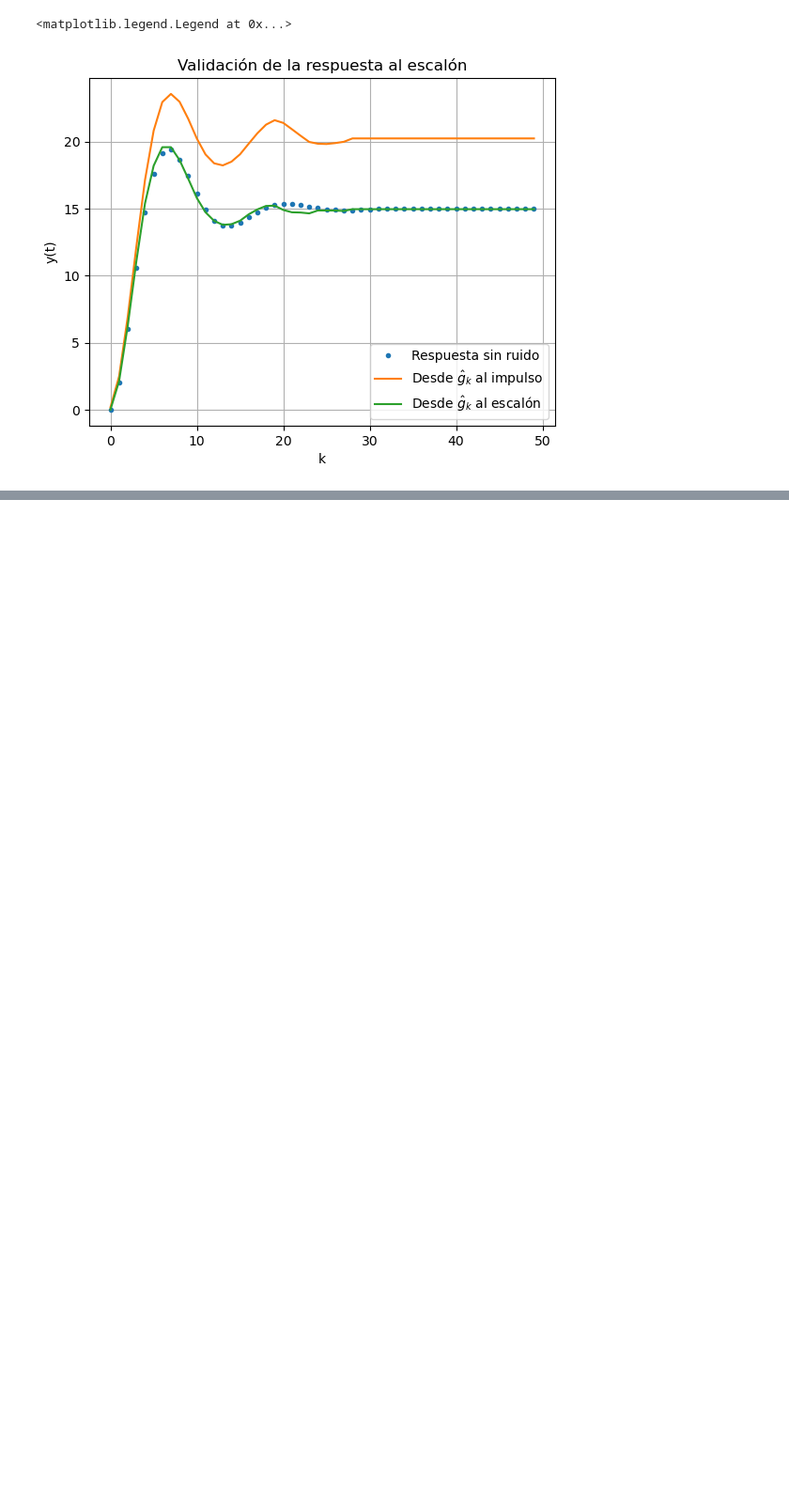
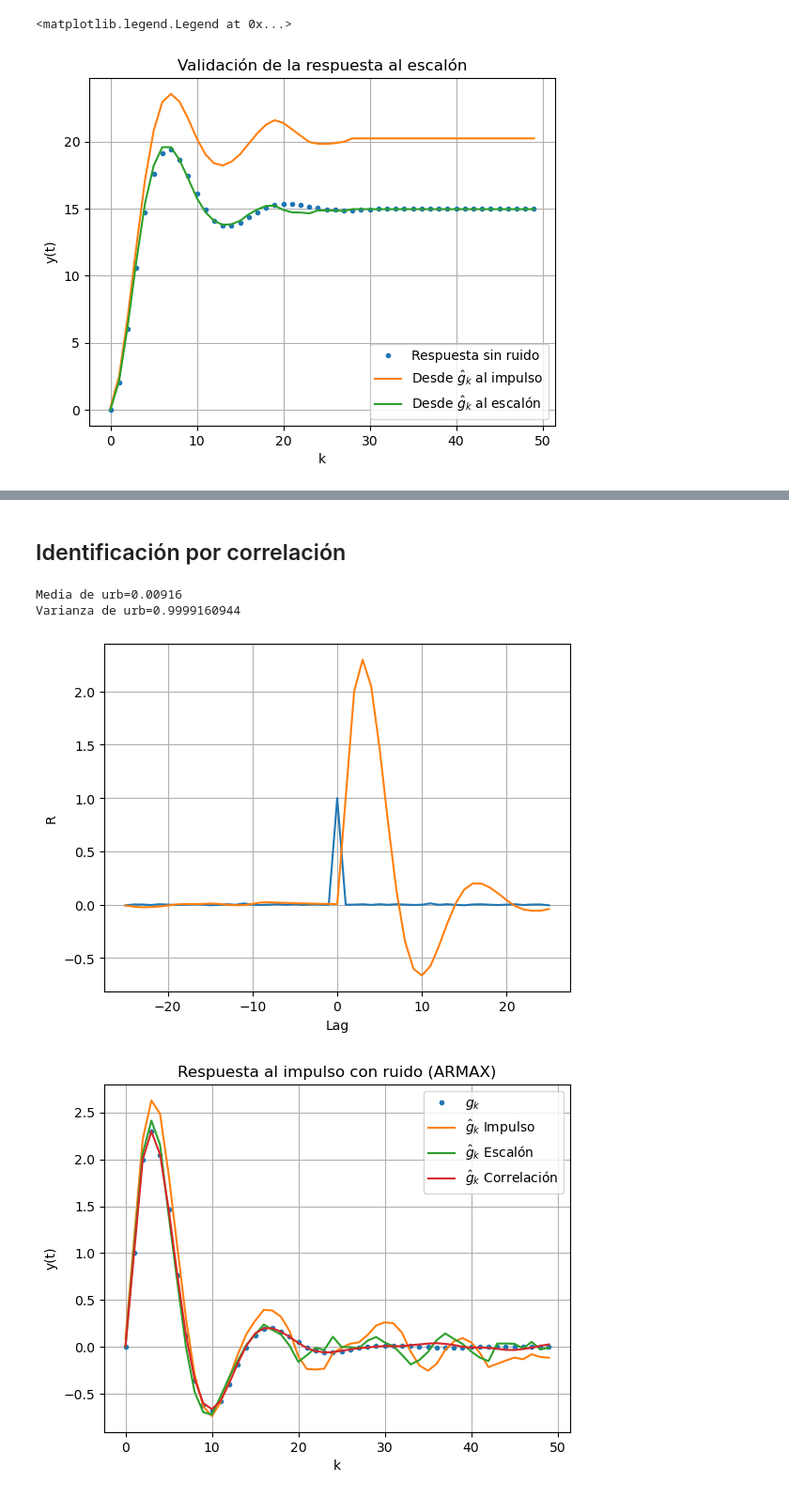
Before and after one commit to pgonfiuba/ica, a Jupyter notebook: 3. No parametrica/identificacion_temporal.ipynb, the cells around one changed output, grey strips where cells are left out. Shown at 94% size. Drawn from its saved outputs; the diff is of its cells as text; code cells hidden in the pictures; blank space fills up the shorter version.

```diff
--- a/3. No parametrica/identificacion_temporal.ipynb
+++ b/3. No parametrica/identificacion_temporal.ipynb
@@ -79,0 +227,47 @@ plt.legend()
+# %% [markdown]
+## Identificación por correlación
+# %%
+# Genero una señal aleatoria binaria de media 0 y varianza 1
+N = 50000
+urb = np.sign(np.random.randn(N))
+print(f"Media de urb={np.mean(urb)}")
+print(f"Varianza de urb={np.var(urb)}")
+
+e = 0.1*np.random.randn(N)
+
+ruu = np.correlate(urb, urb, mode="full")/N  # correlación completa
+mid = len(ruu)//2                      # índice de lag=0
+M = 50
+lags = np.arange(-M//2,M//2+1)
+
+y_u = signal.lfilter(B, A, urb)
+y_e = signal.lfilter(C, 1, e)
+y = y_u + y_e
+
+ryu = np.correlate(y, urb, mode="full")/N  # correlación completa
+g_hat_corr = ryu[mid+np.arange(0,M)]
+
+plt.plot(lags,ruu[mid+lags] )
+plt.plot(lags,ryu[mid+lags])
+plt.xlabel('Lag')
+plt.ylabel('R')
+plt.grid()
+plt.show()
+
+
+# Graficar
+plt.plot(g,'.', label='$g_k$')
+plt.plot(g_hat, label='$\\hat{{g}}_k$ Impulso')
+plt.plot(g_hat_e, label='$\\hat{{g}}_k$ Escalón')
+plt.plot(g_hat_corr,label='$\\hat{{g}}_k$ Correlación')
+plt.xlabel("k")
+plt.ylabel("y(t)")
+plt.legend()
+plt.title("Respuesta al impulso con ruido (ARMAX)")
+plt.grid()
+plt.show()
+# %% [output]
+Media de urb=0.00916
+Varianza de urb=0.9999160944
+[figure, added]
+[figure, added]
```
Also changed, not shown: parts of 8 cells of this notebook.
